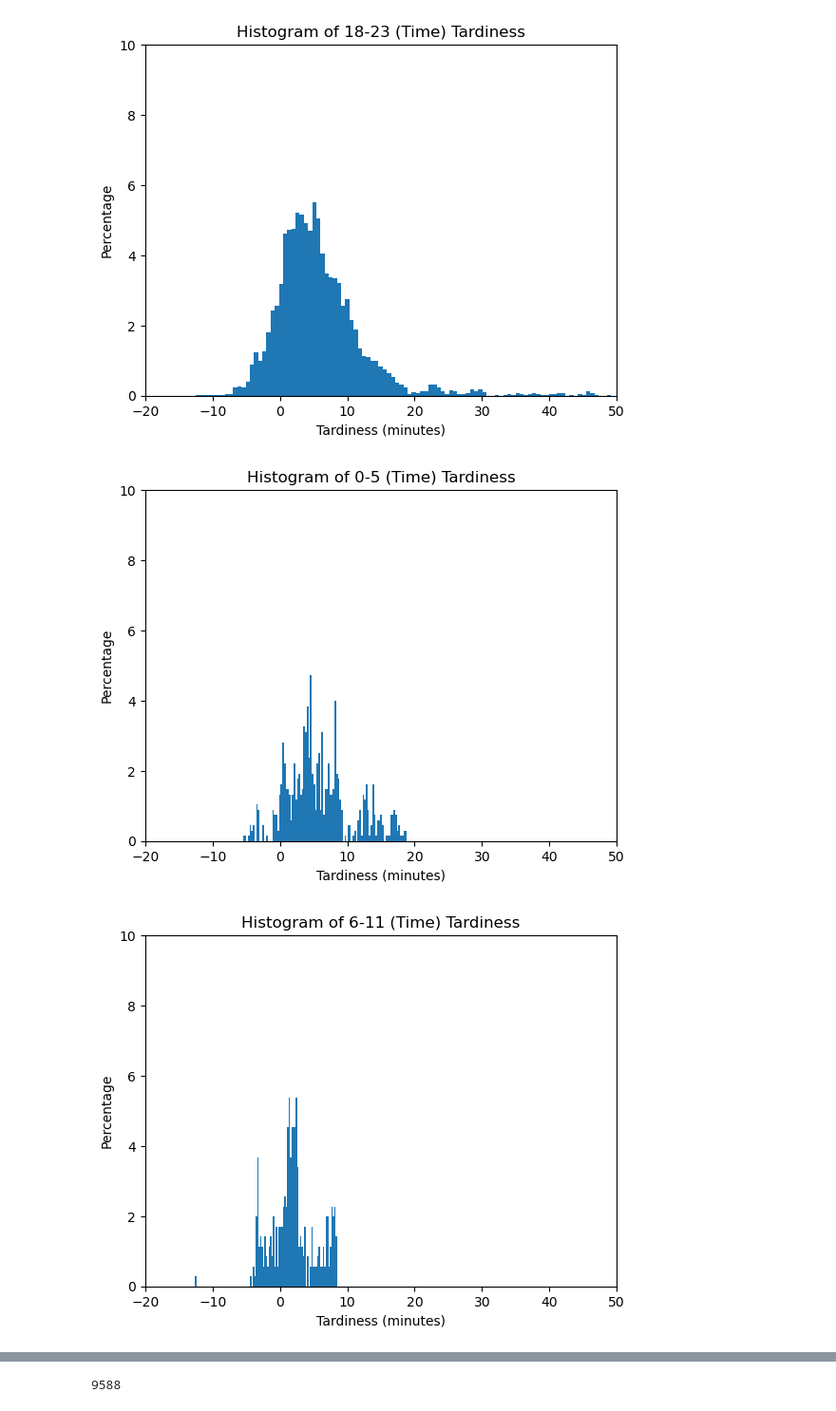
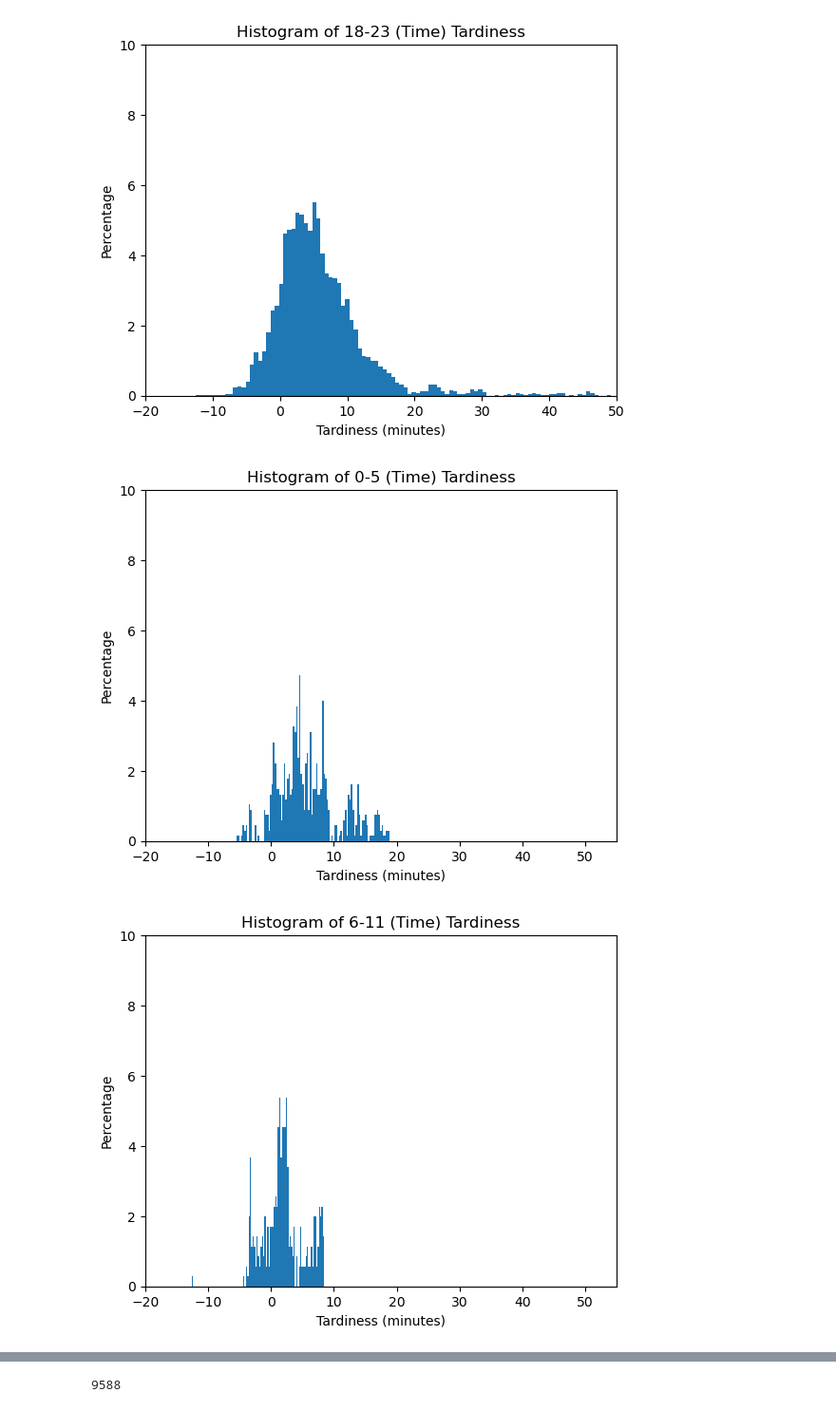
Before and after one commit to tommyli03/citylink-data-analysis, a Jupyter notebook: hello.ipynb, the cells around one changed output, grey strips where cells are left out. Shown at 95% size. Saved outputs shown, nothing was run; the diff lists cells and outputs as text; code cells hidden in the pictures.

```diff
--- a/hello.ipynb
+++ b/hello.ipynb
@@ -430,26 +430,26 @@ for item in weekday_times:
 # %%
 counter = 0
 for item in saturday_times:
     plt.hist(saturday_times[item], bins=20)
     # Calculate the histogram counts and bin edges
     counts, bin_edges, _ = plt.hist(saturday_times[item], bins=100)
 
     # Calculate the percentages
     percentages = (counts / len(saturday_times[item])) * 100
 
     # Plotting with percentages on the y-axis
     plt.clf()  # Clear the previous plot
     plt.bar(bin_edges[:-1], percentages, align='edge', width=np.diff(bin_edges))
 
     # Add labels and title
     plt.xlabel('Tardiness (minutes)')
     plt.ylabel('Percentage')
     plt.title("Histogram of " + times[counter] + " (Time) Tardiness")
-    plt.xlim(-20, 50)
+    plt.xlim(-20, 55)
     plt.ylim(0, 10)
 
     plt.show()
     counter += 1
 # %% [output]
-[figure, old version]
+[figure, new version]
-[figure, old version]
+[figure, new version]
```
Also changed, not shown: parts of 2 cells of this notebook.
